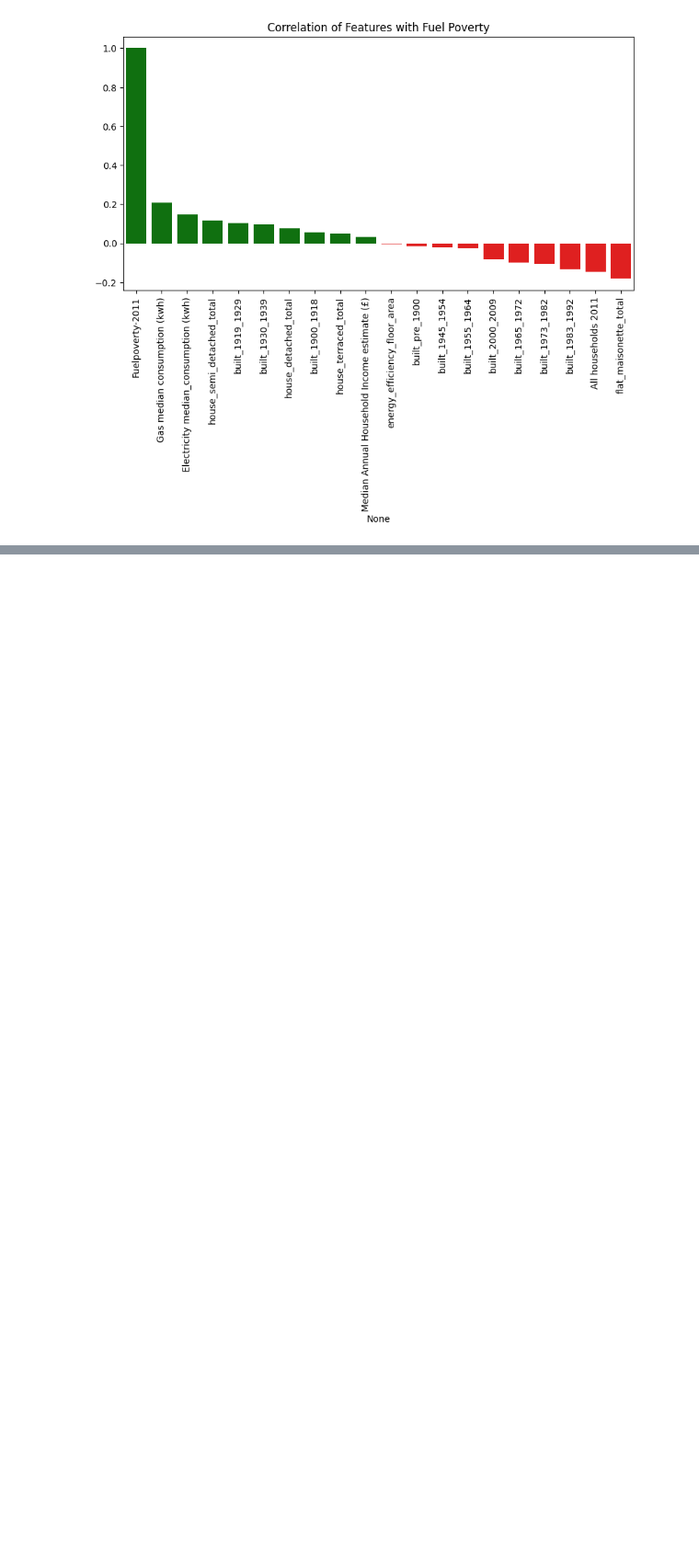
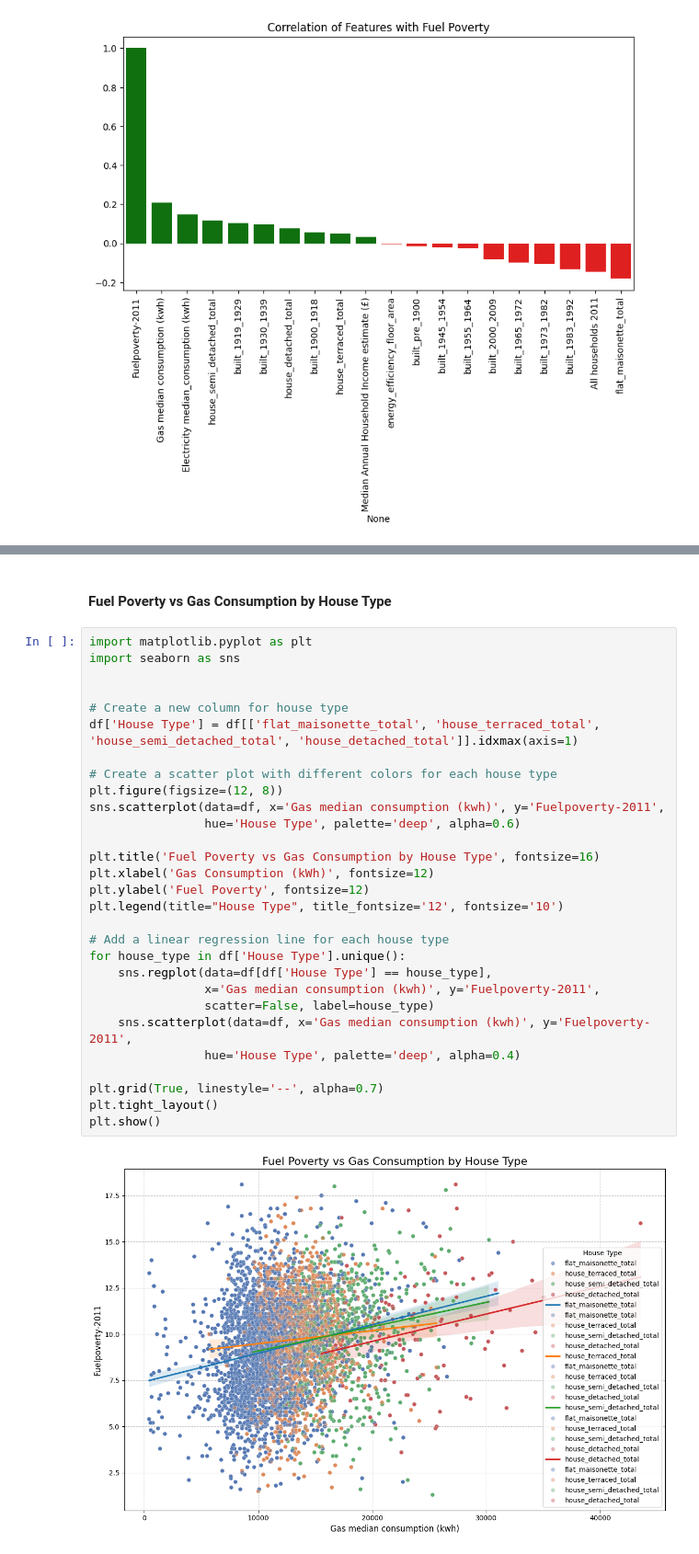
Before and after one commit to shakthi01912/Urban_sustainability_2025_Hackthon, a Jupyter notebook: Fuel poverty 2011/all_dataset.ipynb, the cells around one changed output, grey strips where cells are left out. Shown at 92% size. Drawn from its saved outputs; the diff is of its cells as text; blank space fills up the shorter version.

```diff
--- a/Fuel poverty 2011/all_dataset.ipynb
+++ b/Fuel poverty 2011/all_dataset.ipynb
@@ -381,0 +544,33 @@ Passing `palette` without assigning `hue` is deprecated and will be removed in v
+# %% [markdown]
+#### Fuel Poverty vs Gas Consumption by House Type
+# %%
+import matplotlib.pyplot as plt
+import seaborn as sns
+
+
+# Create a new column for house type
+df['House Type'] = df[['flat_maisonette_total', 'house_terraced_total', 'house_semi_detached_total', 'house_detached_total']].idxmax(axis=1)
+
+# Create a scatter plot with different colors for each house type
+plt.figure(figsize=(12, 8))
+sns.scatterplot(data=df, x='Gas median consumption (kwh)', y='Fuelpoverty-2011',
+                hue='House Type', palette='deep', alpha=0.6)
+
+plt.title('Fuel Poverty vs Gas Consumption by House Type', fontsize=16)
+plt.xlabel('Gas Consumption (kWh)', fontsize=12)
+plt.ylabel('Fuel Poverty', fontsize=12)
+plt.legend(title="House Type", title_fontsize='12', fontsize='10')
+
+# Add a linear regression line for each house type
+for house_type in df['House Type'].unique():
+    sns.regplot(data=df[df['House Type'] == house_type],
+                x='Gas median consumption (kwh)', y='Fuelpoverty-2011',
+                scatter=False, label=house_type)
+    sns.scatterplot(data=df, x='Gas median consumption (kwh)', y='Fuelpoverty-2011',
+                hue='House Type', palette='deep', alpha=0.4)
+
+plt.grid(True, linestyle='--', alpha=0.7)
+plt.tight_layout()
+plt.show()
+# %% [output]
+[figure, added]
```
Also changed, not shown: parts of 42 cells of this notebook, 1 other file.
